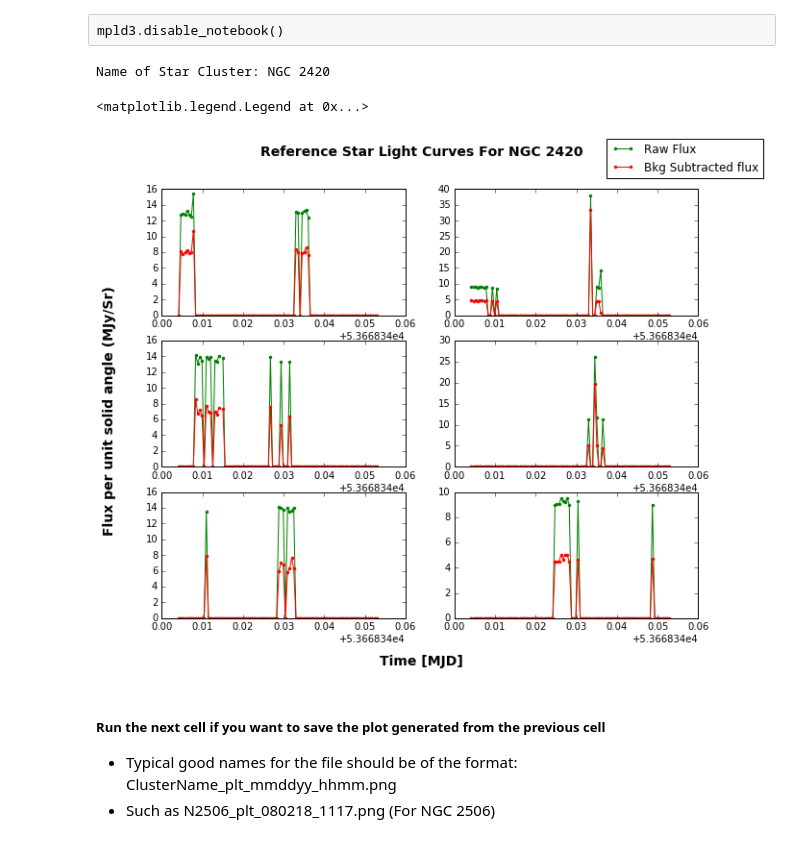
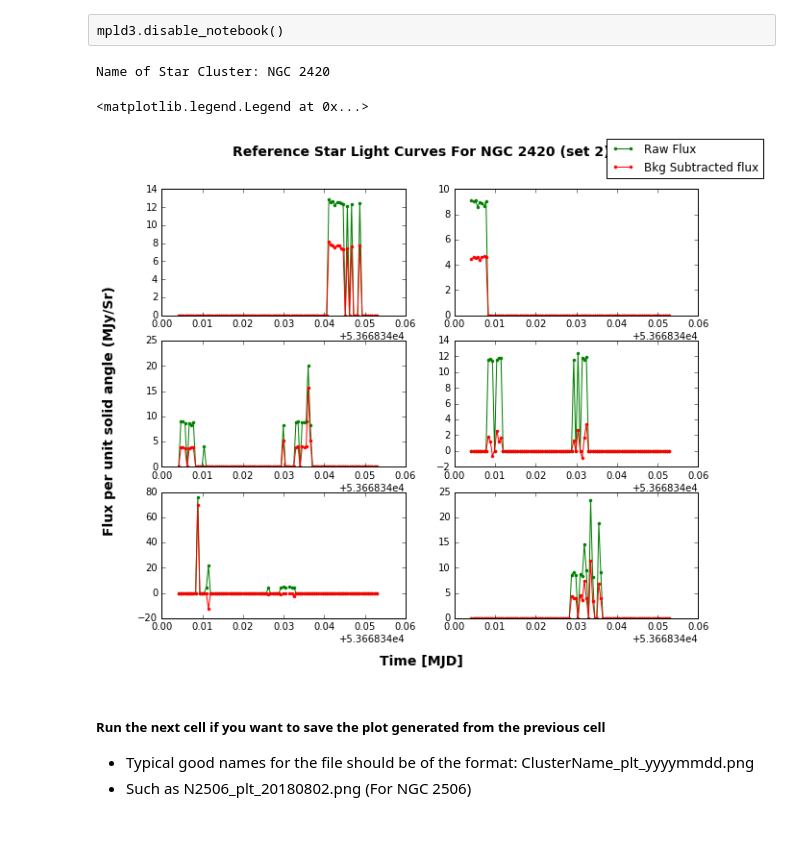
Before and after one commit to eas342/IRAC_photometry, a Jupyter notebook: Aperture Photometry Pipeline.ipynb, the cells around one changed output. Cells and saved outputs as stored; diff of their text form; code cells hidden in the pictures.

```diff
--- a/Aperture Photometry Pipeline.ipynb
+++ b/Aperture Photometry Pipeline.ipynb
@@ -163,34 +164,34 @@ mpld3.disable_notebook()
 # %%
 fig, ax = plt.subplots(3,2)
 
 clusterName = raw_input('Name of Star Cluster: ')
-fig.suptitle('Reference Star Light Curves For %s' % clusterName, fontsize=14, fontweight='bold')
+fig.suptitle('Reference Star Light Curves For %s (set 2)' % clusterName, fontsize=14, fontweight='bold')
 fig.text(0.5, 0.04, 'Time [MJD]', ha='center', fontsize=14, fontweight='bold')
 fig.text(0.04, 0.5, 'Flux per unit solid angle (MJy/Sr)', va='center', rotation='vertical', fontsize=14,
          fontweight='bold')
 
-ax[0,0].plot(data['Time'], data['Star1_Raw'], 'g.-')
-ax[0,0].plot(data['Time'], data['Star1_Res'], 'r.-')
-l1, = ax[0,1].plot(data['Time'], data['Star2_Raw'], 'g.-')
-l2, = ax[0,1].plot(data['Time'], data['Star2_Res'], 'r.-')
-ax[1,0].plot(data['Time'], data['Star3_Raw'], 'g.-')
-ax[1,0].plot(data['Time'], data['Star3_Res'], 'r.-')
-ax[1,1].plot(data['Time'], data['Star4_Raw'], 'g.-')
-ax[1,1].plot(data['Time'], data['Star4_Res'], 'r.-')
-ax[2,0].plot(data['Time'], data['Star5_Raw'], 'g.-')
-ax[2,0].plot(data['Time'], data['Star5_Res'], 'r.-')
-ax[2,1].plot(data['Time'], data['Star6_Raw'], 'g.-')
-ax[2,1].plot(data['Time'], data['Star6_Res'], 'r.-')
+ax[0,0].plot(data['Time'], data['Star7_Raw'], 'g.-')
+ax[0,0].plot(data['Time'], data['Star7_Res'], 'r.-')
+l1, = ax[0,1].plot(data['Time'], data['Star8_Raw'], 'g.-')
+l2, = ax[0,1].plot(data['Time'], data['Star8_Res'], 'r.-')
+ax[1,0].plot(data['Time'], data['Star9_Raw'], 'g.-')
+ax[1,0].plot(data['Time'], data['Star9_Res'], 'r.-')
+ax[1,1].plot(data['Time'], data['Star10_Raw'], 'g.-')
+ax[1,1].plot(data['Time'], data['Star10_Res'], 'r.-')
+ax[2,0].plot(data['Time'], data['Star11_Raw'], 'g.-')
+ax[2,0].plot(data['Time'], data['Star11_Res'], 'r.-')
+ax[2,1].plot(data['Time'], data['Star12_Raw'], 'g.-')
+ax[2,1].plot(data['Time'], data['Star12_Res'], 'r.-')
 
 fig.legend((l1, l2), ('Raw Flux', 'Bkg Subtracted flux'), 'upper right')
 # %% [output]
 Name of Star Cluster: NGC 2420
 <matplotlib.legend.Legend at 0x...>
-[figure, old version]
+[figure, new version]
 # %% [markdown]
 ##### Run the next cell if you want to save the plot generated from the previous cell
-- Typical good names for the file should be of the format: ClusterName_plt_mmddyy_hhmm.png
-- Such as N2506_plt_080218_1117.png (For NGC 2506)
+- Typical good names for the file should be of the format: ClusterName_plt_yyyymmdd.png
+- Such as N2506_plt_20180802.png (For NGC 2506)
 # %%
 figName = 'ap_phot_pipeline_results/' + raw_input('Name of the png file to be saved:')
 fig.savefig(figName)
```
Also changed, not shown: parts of 3 cells of this notebook, 5 other files.
